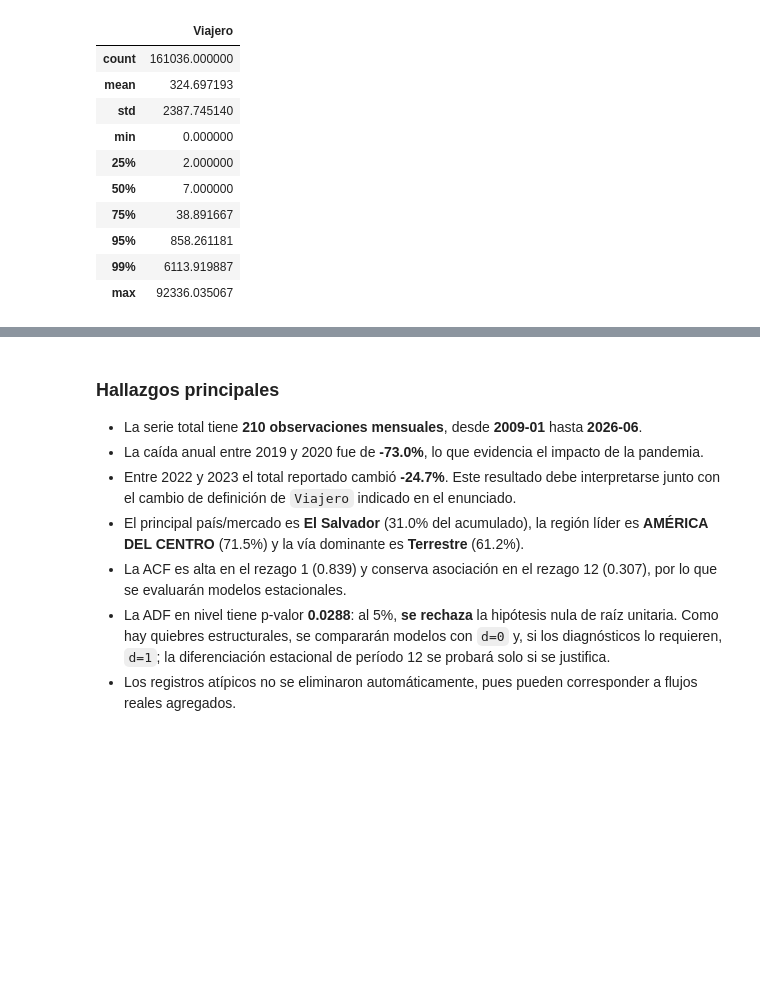
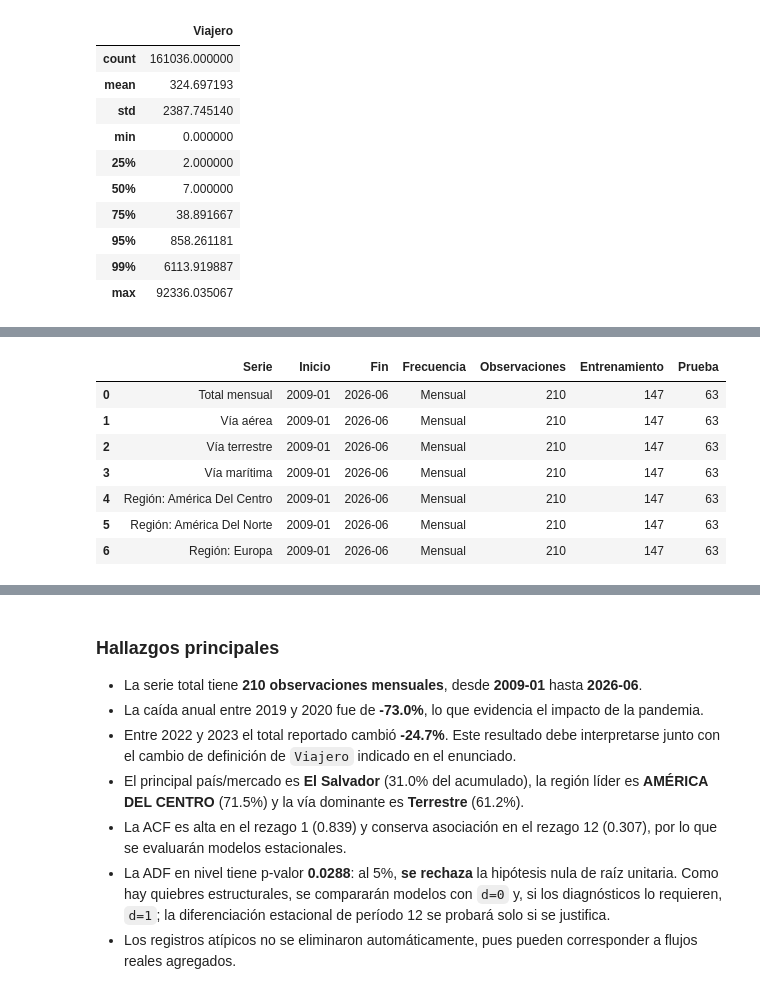
Before and after one commit to jcdiegolopez/DS-LAB01, a Jupyter notebook: laboratorio_1_series_de_tiempo.ipynb, the cells around one changed output, grey strips where cells are left out. Saved outputs shown, nothing was run; the diff lists cells and outputs as text; code cells hidden in the pictures; blank space fills up the shorter version.

```diff
--- a/laboratorio_1_series_de_tiempo.ipynb
+++ b/laboratorio_1_series_de_tiempo.ipynb
@@ -151,0 +1508,47 @@ Se evalúan inicio, fin y frecuencia; comportamiento gráfico; descomposición;
+# %%
+series_laboratorio = pd.concat(
+    [
+        total.rename("Total mensual"),
+        series_vias.fillna(0).rename(
+            columns={
+                "Aérea": "Vía aérea",
+                "Terrestre": "Vía terrestre",
+                "Marítima": "Vía marítima",
+            }
+        ),
+        series_regiones_comparables.add_prefix("Región: "),
+    ],
+    axis=1,
+)
+series_laboratorio.index.name = "fecha"
+
+indice_mensual = pd.date_range(
+    series_laboratorio.index.min(),
+    series_laboratorio.index.max(),
+    freq="MS",
+)
+assert series_laboratorio.index.equals(indice_mensual)
+assert series_laboratorio.shape[1] == 7
+assert not series_laboratorio.isna().any().any()
+
+resumen_series_laboratorio = pd.DataFrame(
+    {
+        "Serie": series_laboratorio.columns,
+        "Inicio": series_laboratorio.index.min().strftime("%Y-%m"),
+        "Fin": series_laboratorio.index.max().strftime("%Y-%m"),
+        "Frecuencia": "Mensual",
+        "Observaciones": len(series_laboratorio),
+        "Entrenamiento": n_entrenamiento,
+        "Prueba": n_prueba,
+    }
+)
+display(resumen_series_laboratorio)
+# %% [output]
+|  | Serie | Inicio | Fin | Frecuencia | Observaciones | Entrenamiento | Prueba |
+| 0 | Total mensual | 2009-01 | 2026-06 | Mensual | 210 | 147 | 63 |
+| 1 | Vía aérea | 2009-01 | 2026-06 | Mensual | 210 | 147 | 63 |
+| 2 | Vía terrestre | 2009-01 | 2026-06 | Mensual | 210 | 147 | 63 |
+| 3 | Vía marítima | 2009-01 | 2026-06 | Mensual | 210 | 147 | 63 |
+| 4 | Región: América Del Centro | 2009-01 | 2026-06 | Mensual | 210 | 147 | 63 |
+| 5 | Región: América Del Norte | 2009-01 | 2026-06 | Mensual | 210 | 147 | 63 |
+| 6 | Región: Europa | 2009-01 | 2026-06 | Mensual | 210 | 147 | 63 |
```
Also changed, not shown: parts of 50 cells of this notebook, 4 other files.
